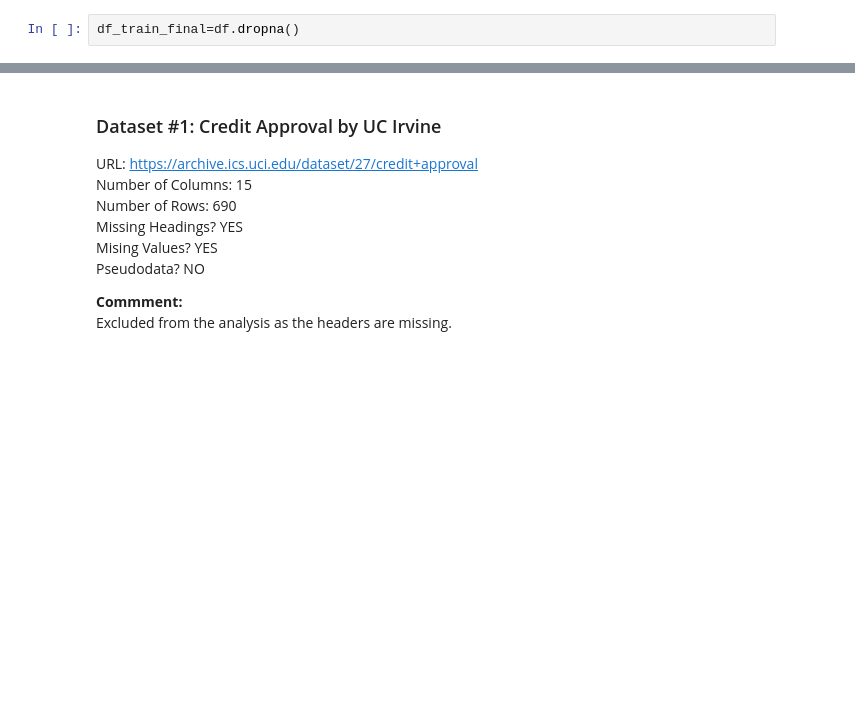
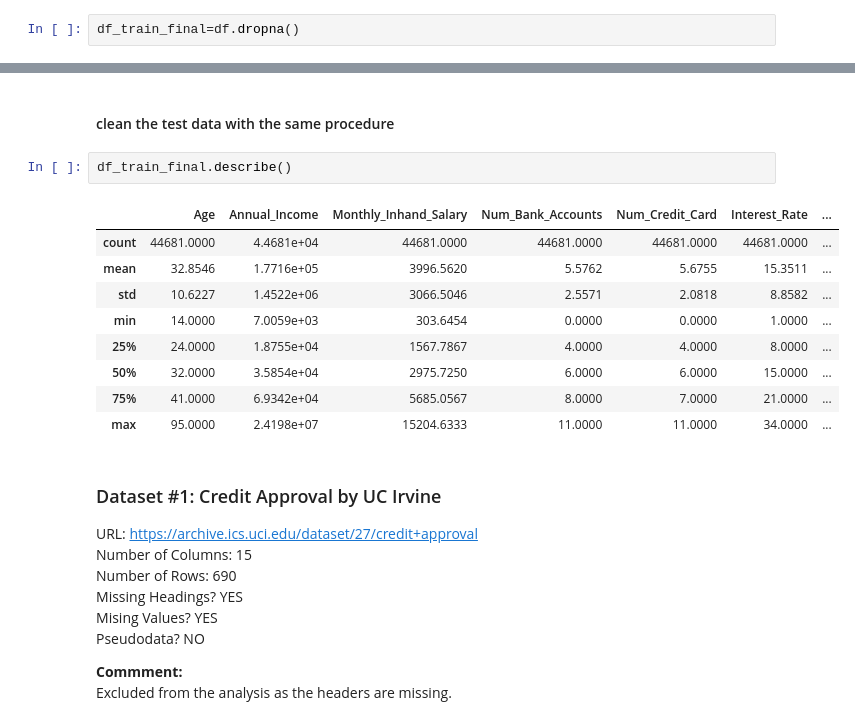
Before and after one commit to SimonSaysGiveMeSmile/Caffeinated-Treasury-Bot-ORIE-4741-, a Jupyter notebook: credit_score_prediction.ipynb, the cells around one changed output, grey strips where cells are left out. Saved outputs shown, nothing was run; the diff lists cells and outputs as text; blank space fills up the shorter version.

Commit message:
v2 4.17 fixed some issues with data filtering

```diff
--- a/credit_score_prediction.ipynb
+++ b/credit_score_prediction.ipynb
@@ -507,3 +541,17 @@ df_train_final
+# %% [markdown]
+#### clean the test data with the same procedure
+# %%
+df_train_final.describe()
+# %% [output]
+|  | Age | Annual_Income | Monthly_Inhand_Salary | Num_Bank_Accounts | Num_Credit_Card | Interest_Rate | ... |
+| count | 44681.0000 | 4.4681e+04 | 44681.0000 | 44681.0000 | 44681.0000 | 44681.0000 | ... |
+| mean | 32.8546 | 1.7716e+05 | 3996.5620 | 5.5762 | 5.6755 | 15.3511 | ... |
+| std | 10.6227 | 1.4522e+06 | 3066.5046 | 2.5571 | 2.0818 | 8.8582 | ... |
+| min | 14.0000 | 7.0059e+03 | 303.6454 | 0.0000 | 0.0000 | 1.0000 | ... |
+| 25% | 24.0000 | 1.8755e+04 | 1567.7867 | 4.0000 | 4.0000 | 8.0000 | ... |
+| 50% | 32.0000 | 3.5854e+04 | 2975.7250 | 6.0000 | 6.0000 | 15.0000 | ... |
+| 75% | 41.0000 | 6.9342e+04 | 5685.0567 | 8.0000 | 7.0000 | 21.0000 | ... |
+| max | 95.0000 | 2.4198e+07 | 15204.6333 | 11.0000 | 11.0000 | 34.0000 | ... |
 # %% [markdown]
 ### Dataset #1: Credit Approval by UC Irvine
 
```
Also changed, not shown: parts of 11 cells of this notebook.
